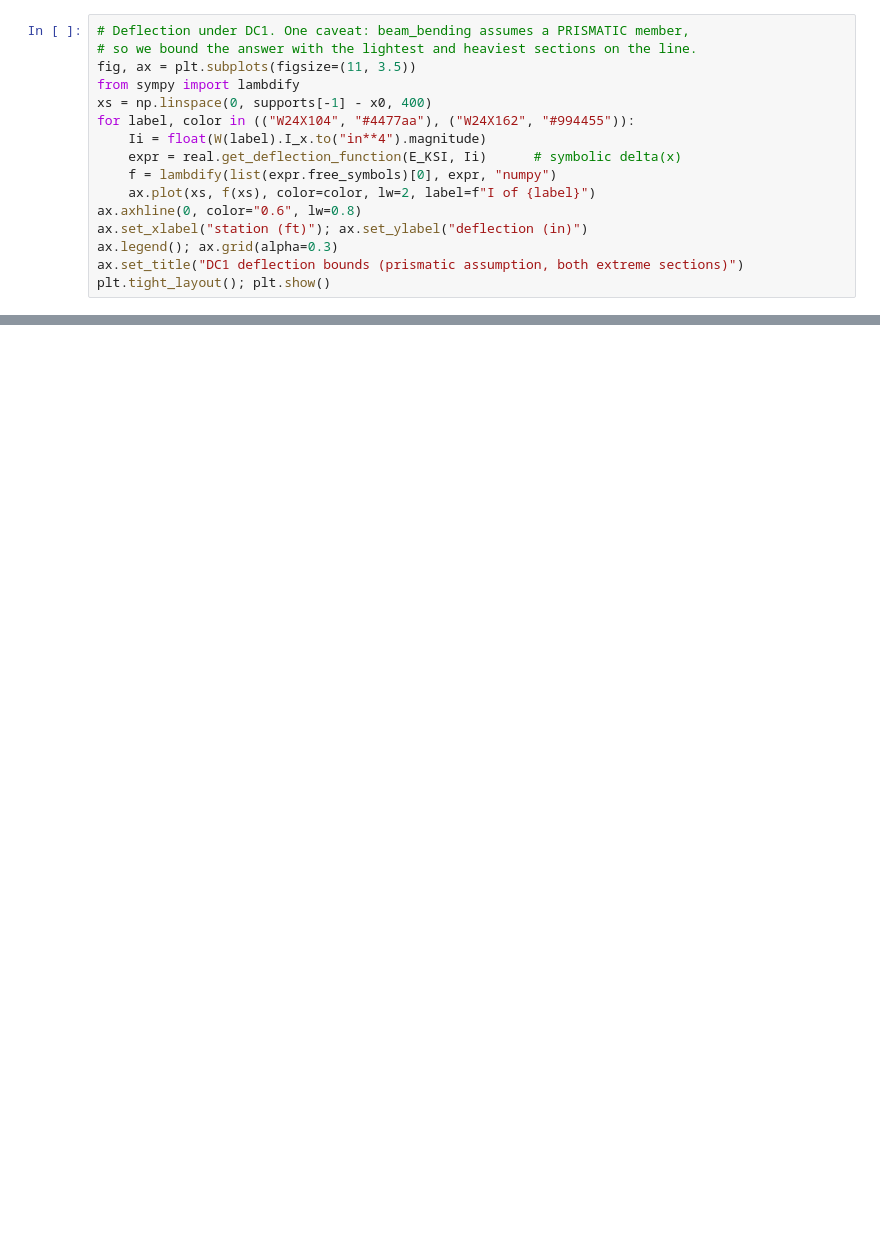
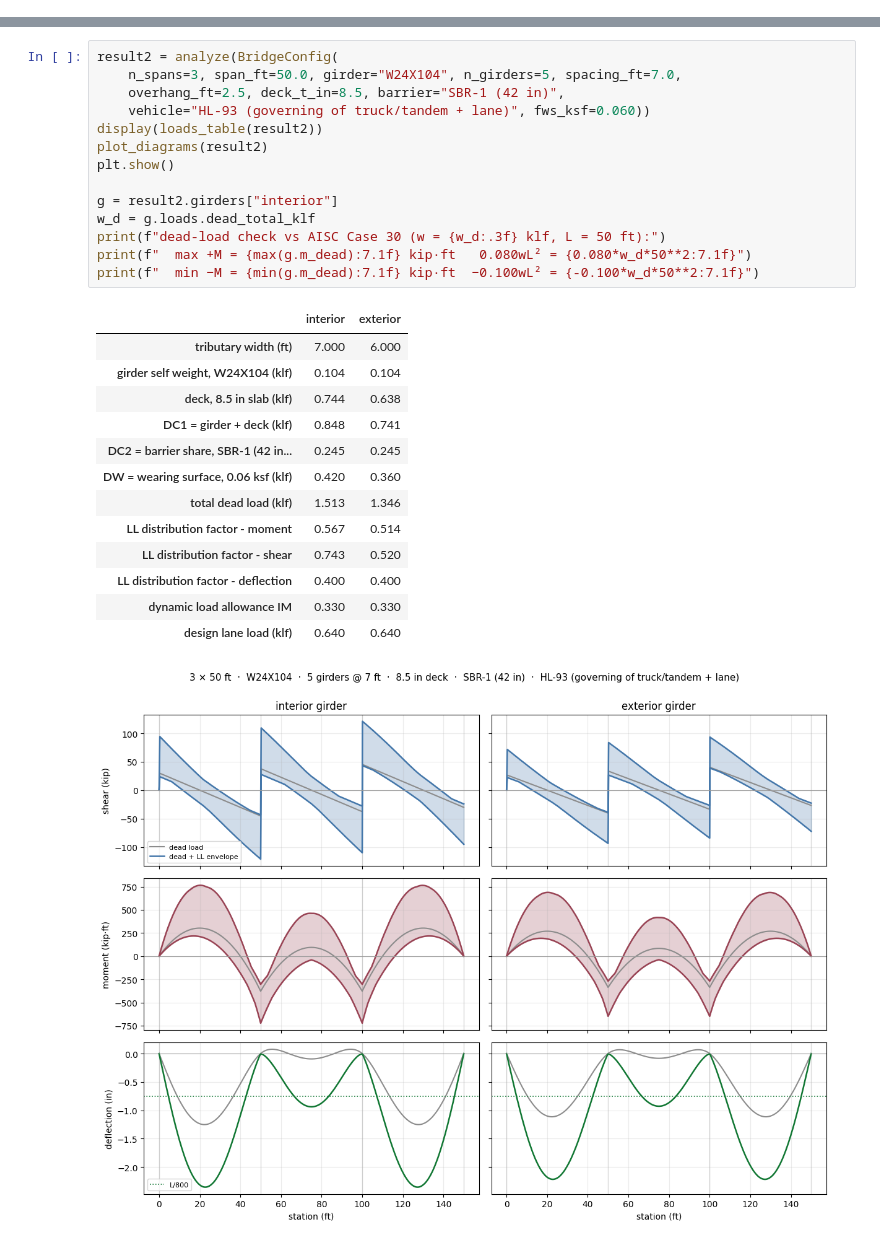
Before and after one commit to drparks71w/CivilPy, a Jupyter notebook: Notebooks/Shear Moment and Deflection Diagrams.ipynb, the cells around one changed output, grey strips where cells are left out. Cells and saved outputs as stored; diff of their text form; blank space fills up the shorter version.

```diff
--- a/Notebooks/Shear Moment and Deflection Diagrams.ipynb
+++ b/Notebooks/Shear Moment and Deflection Diagrams.ipynb
@@ -169,16 +0,0 @@ NameError: name 'supports' is not defined
-# %%
-# Deflection under DC1. One caveat: beam_bending assumes a PRISMATIC member,
-# so we bound the answer with the lightest and heaviest sections on the line.
-fig, ax = plt.subplots(figsize=(11, 3.5))
-from sympy import lambdify
-xs = np.linspace(0, supports[-1] - x0, 400)
-for label, color in (("W24X104", "#4477aa"), ("W24X162", "#994455")):
-    Ii = float(W(label).I_x.to("in**4").magnitude)
-    expr = real.get_deflection_function(E_KSI, Ii)      # symbolic delta(x)
-    f = lambdify(list(expr.free_symbols)[0], expr, "numpy")
-    ax.plot(xs, f(xs), color=color, lw=2, label=f"I of {label}")
-ax.axhline(0, color="0.6", lw=0.8)
-ax.set_xlabel("station (ft)"); ax.set_ylabel("deflection (in)")
-ax.legend(); ax.grid(alpha=0.3)
-ax.set_title("DC1 deflection bounds (prismatic assumption, both extreme sections)")
-plt.tight_layout(); plt.show()
@@ -358,0 +128,29 @@ ValueError: too many values to unpack (expected 2)
+# %%
+result2 = analyze(BridgeConfig(
+    n_spans=3, span_ft=50.0, girder="W24X104", n_girders=5, spacing_ft=7.0,
+    overhang_ft=2.5, deck_t_in=8.5, barrier="SBR-1 (42 in)",
+    vehicle="HL-93 (governing of truck/tandem + lane)", fws_ksf=0.060))
+display(loads_table(result2))
+plot_diagrams(result2)
+plt.show()
+
+g = result2.girders["interior"]
+w_d = g.loads.dead_total_klf
+print(f"dead-load check vs AISC Case 30 (w = {w_d:.3f} klf, L = 50 ft):")
+print(f"  max +M = {max(g.m_dead):7.1f} kip·ft   0.080wL² = {0.080*w_d*50**2:7.1f}")
+print(f"  min −M = {min(g.m_dead):7.1f} kip·ft  −0.100wL² = {-0.100*w_d*50**2:7.1f}")
+# %% [output]
+|  | interior | exterior |
+| tributary width (ft) | 7.000 | 6.000 |
+| girder self weight, W24X104 (klf) | 0.104 | 0.104 |
+| deck, 8.5 in slab (klf) | 0.744 | 0.638 |
+| DC1 = girder + deck (klf) | 0.848 | 0.741 |
+| DC2 = barrier share, SBR-1 (42 in... | 0.245 | 0.245 |
+| DW = wearing surface, 0.06 ksf (klf) | 0.420 | 0.360 |
+| total dead load (klf) | 1.513 | 1.346 |
+| LL distribution factor - moment | 0.567 | 0.514 |
+| LL distribution factor - shear | 0.743 | 0.520 |
+| LL distribution factor - deflection | 0.400 | 0.400 |
+| dynamic load allowance IM | 0.330 | 0.330 |
+| design lane load (klf) | 0.640 | 0.640 |
+[figure, added]
```
Also changed, not shown: parts of 31 cells of this notebook, 5 other files.
